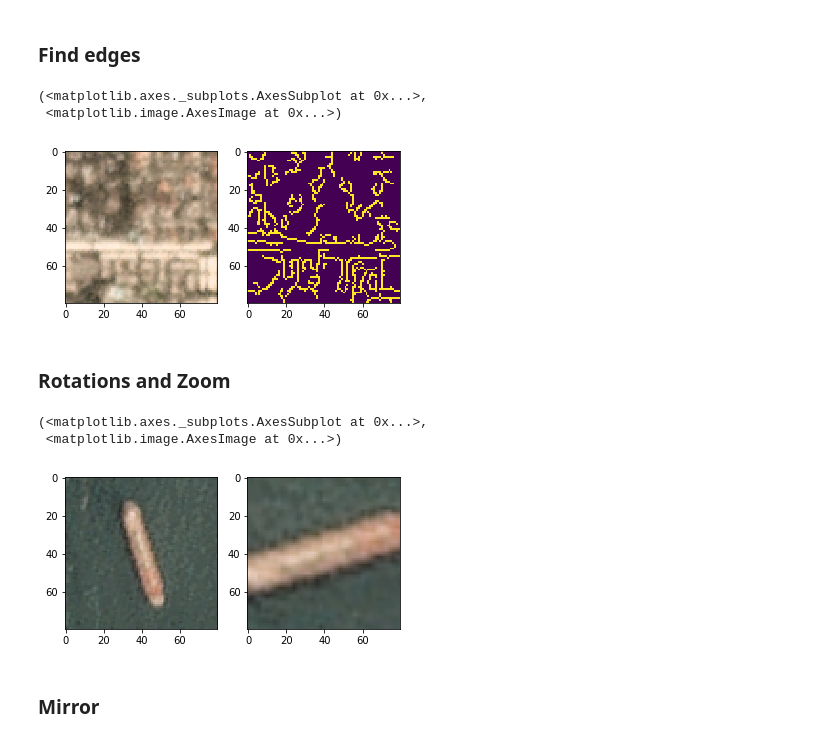
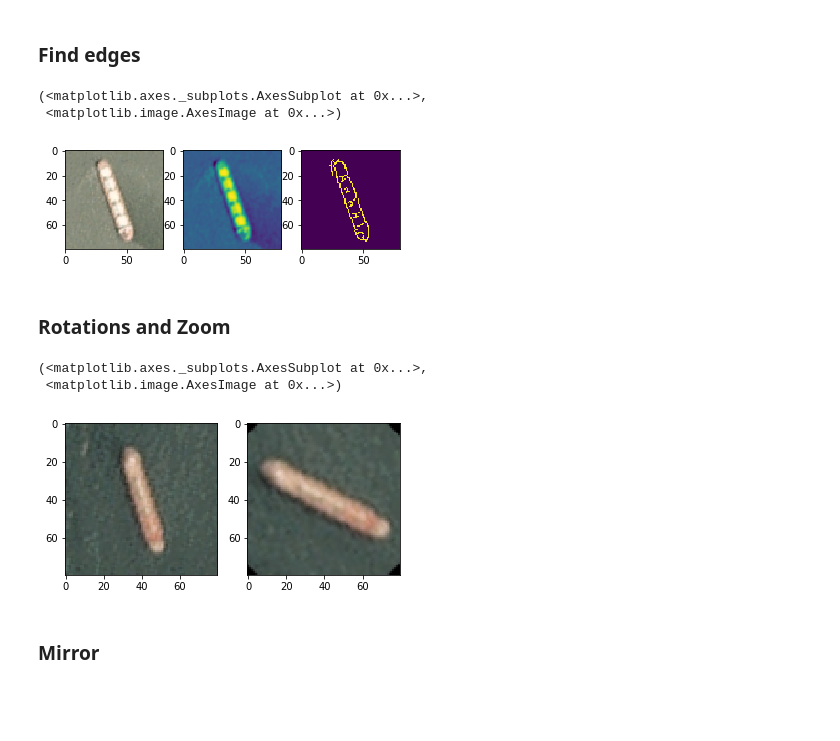
Before and after one commit to camiloaz/udea-preprocessing, a Jupyter notebook: preprocessing.ipynb, the cells around one changed output. Drawn from its saved outputs; the diff is of its cells as text; code cells hidden in the pictures; blank space fills up the shorter version.

```diff
--- a/preprocessing.ipynb
+++ b/preprocessing.ipynb
@@ -45,24 +45,24 @@ plt.imshow(mod_image)
 # %%
 # load the image from disk, convert it to grayscale, blur it,
 # and apply edge detection to reveal the outline of the ship
-ii=50
-ii=112
+ii=462
+#ii=112
 gr = cv2.cvtColor(test_images[ii], cv2.COLOR_BGR2GRAY)
 gr = cv2.GaussianBlur(gr, (3, 3), 0)
 edged = cv2.Canny(gr, 100, 200)
-plt.subplot(121),plt.imshow(test_images[ii])
-#plt.subplot(132),plt.imshow(gr)
-plt.subplot(122),plt.imshow(edged)
+plt.subplot(131),plt.imshow(test_images[ii])
+plt.subplot(132),plt.imshow(gr)
+plt.subplot(133),plt.imshow(edged)
 # %% [output]
 (<matplotlib.axes._subplots.AxesSubplot at 0x...>,
  <matplotlib.image.AxesImage at 0x...>)
-[figure, old version]
+[figure, new version]
 # %% [markdown]
 ### Rotations and Zoom
 # %%
 ii=50
-deg = 90
-zoom = 2
+deg = 45
+zoom = 1.3
 rot45_data = []
 rows,cols = 80,80
 M = cv2.getRotationMatrix2D((cols/2,rows/2),deg,zoom)
@@ -74,7 +74,7 @@ plt.subplot(122),plt.imshow(rot_image)
 # %% [output]
 (<matplotlib.axes._subplots.AxesSubplot at 0x...>,
  <matplotlib.image.AxesImage at 0x...>)
-[figure, old version]
+[figure, new version]
 # %% [markdown]
 ### Mirror
 # %%
```
Also changed, not shown: 2 other files.
